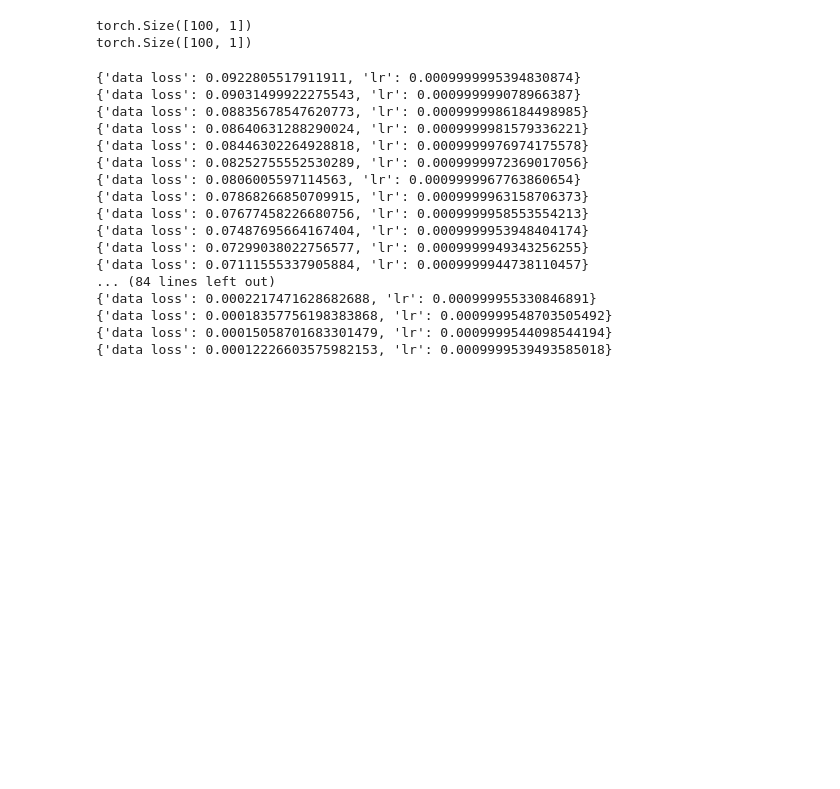
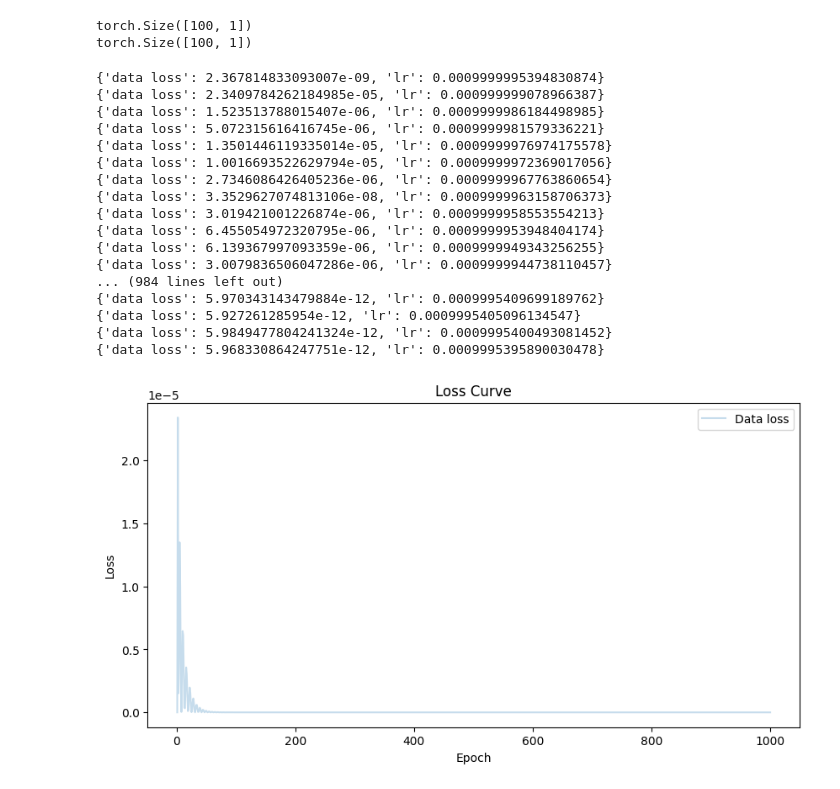
Before and after one commit to jamesterryxu/dsa-2024, a Jupyter notebook: python/gns_colab_jx.ipynb, the cells around one changed output. Drawn from its saved outputs; the diff is of its cells as text; code cells hidden in the pictures; blank space fills up the shorter version.

Commit message:
adding some plotting functions

```diff
--- a/python/gns_colab_jx.ipynb
+++ b/python/gns_colab_jx.ipynb
@@ -554,26 +555,55 @@ simulator = Simulator(
 )
 # %%
 train_loss_list, pred_history_list = train(lr = 1e-3,
-      epoch = 100,
+      epoch = 1000,
       simulator = simulator,
       x_data = data_x,
       y_data = data_y,
-      )
+      );
 # %% [output]
-{'data loss': 0.0922805517911911, 'lr': 0.0009999995394830874}
-{'data loss': 0.09031499922275543, 'lr': 0.000999999078966387}
-{'data loss': 0.08835678547620773, 'lr': 0.0009999986184498985}
-{'data loss': 0.08640631288290024, 'lr': 0.0009999981579336221}
-{'data loss': 0.08446302264928818, 'lr': 0.0009999976974175578}
-{'data loss': 0.08252755552530289, 'lr': 0.0009999972369017056}
-{'data loss': 0.0806005597114563, 'lr': 0.0009999967763860654}
-{'data loss': 0.07868266850709915, 'lr': 0.0009999963158706373}
-{'data loss': 0.07677458226680756, 'lr': 0.0009999958553554213}
-{'data loss': 0.07487695664167404, 'lr': 0.0009999953948404174}
-{'data loss': 0.07299038022756577, 'lr': 0.0009999949343256255}
-{'data loss': 0.07111555337905884, 'lr': 0.0009999944738110457}
-... (84 lines left out)
-{'data loss': 0.0002217471628682688, 'lr': 0.000999955330846891}
-{'data loss': 0.00018357756198383868, 'lr': 0.0009999548703505492}
-{'data loss': 0.00015058701683301479, 'lr': 0.0009999544098544194}
-{'data loss': 0.00012226603575982153, 'lr': 0.0009999539493585018}
+{'data loss': 2.367814833093007e-09, 'lr': 0.0009999995394830874}
+{'data loss': 2.3409784262184985e-05, 'lr': 0.000999999078966387}
+{'data loss': 1.523513788015407e-06, 'lr': 0.0009999986184498985}
+{'data loss': 5.072315616416745e-06, 'lr': 0.0009999981579336221}
+{'data loss': 1.3501446119335014e-05, 'lr': 0.0009999976974175578}
+{'data loss': 1.0016693522629794e-05, 'lr': 0.0009999972369017056}
+{'data loss': 2.7346086426405236e-06, 'lr': 0.0009999967763860654}
+{'data loss': 3.3529627074813106e-08, 'lr': 0.0009999963158706373}
+{'data loss': 3.019421001226874e-06, 'lr': 0.0009999958553554213}
+{'data loss': 6.455054972320795e-06, 'lr': 0.0009999953948404174}
+{'data loss': 6.139367997093359e-06, 'lr': 0.0009999949343256255}
+{'data loss': 3.0079836506047286e-06, 'lr': 0.0009999944738110457}
+... (984 lines left out)
+{'data loss': 5.970343143479884e-12, 'lr': 0.0009995409699189762}
+{'data loss': 5.927261285954e-12, 'lr': 0.0009995405096134547}
+{'data loss': 5.9849477804241324e-12, 'lr': 0.0009995400493081452}
+{'data loss': 5.968330864247751e-12, 'lr': 0.0009995395890030478}
+# %%
+def plot_loss_curves(loss_tuple):
+  ''' function to plot the loss curve
+    Args:
+      loss_tuple: the tuple that comes directly out of the training function
+  '''
+  # extract the default tuple
+  epochs = [item[0] for item in loss_tuple]
+  loss = [item[1] for item in loss_tuple]
+  # Creating the plot
+  fig, ax = plt.subplots(figsize=(10,5))
+
+  # Plotting the loss curve
+  ax.plot(epochs, loss, linestyle='-', alpha=0.25,label='Data loss')
+
+  # Adding title and labels
+  ax.set_title('Loss Curve')
+  ax.set_xlabel('Epoch')
+  ax.set_ylabel('Loss')
+
+  # Adding a legend
+  ax.legend()
+
+  # Displaying the plot
+  plt.show()
+# %%
+plot_loss_curves(loss_tuple=train_loss_list)
+# %% [output]
+[figure, added]
```
Also changed, not shown: parts of 6 cells of this notebook.
